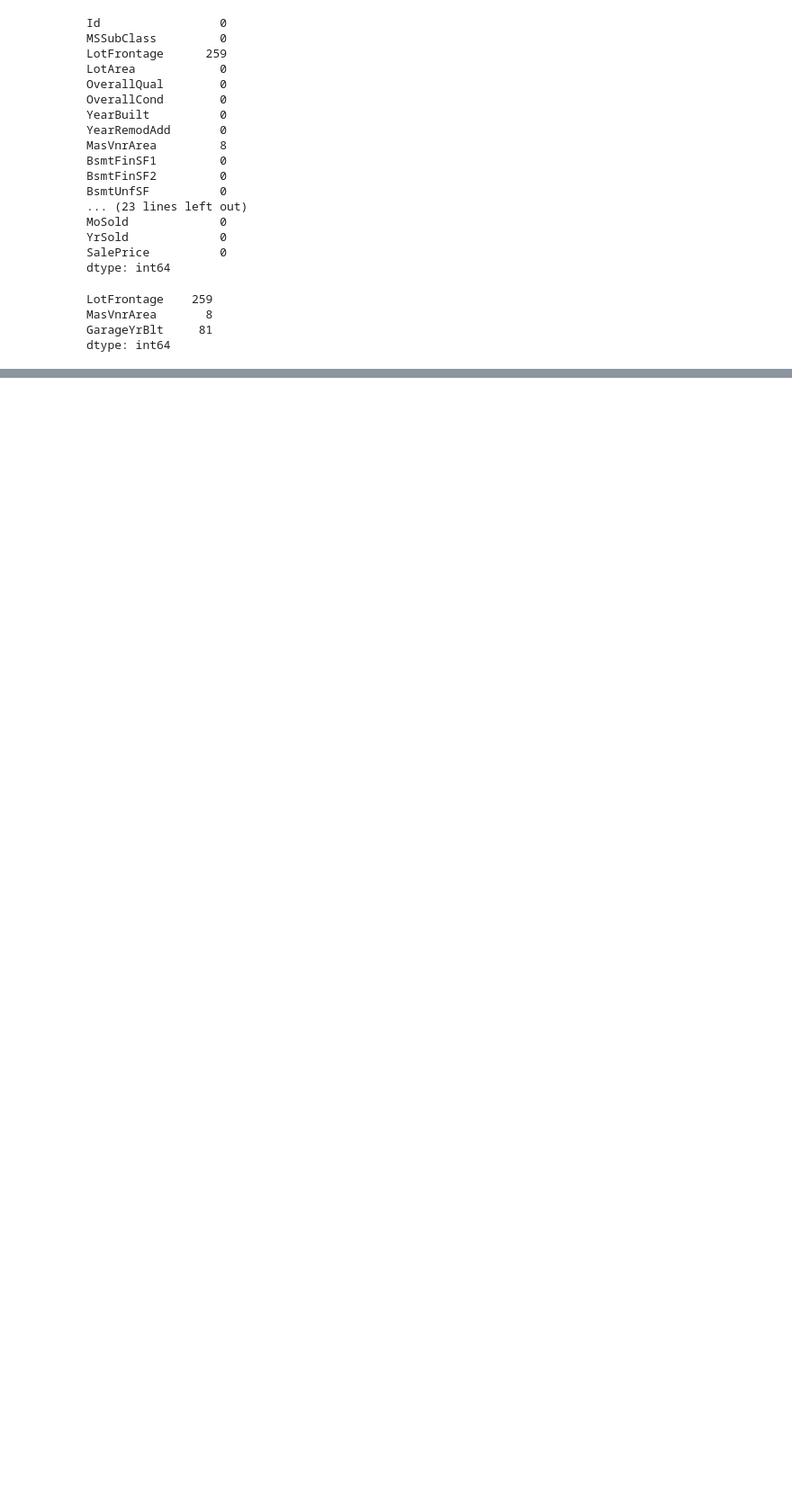
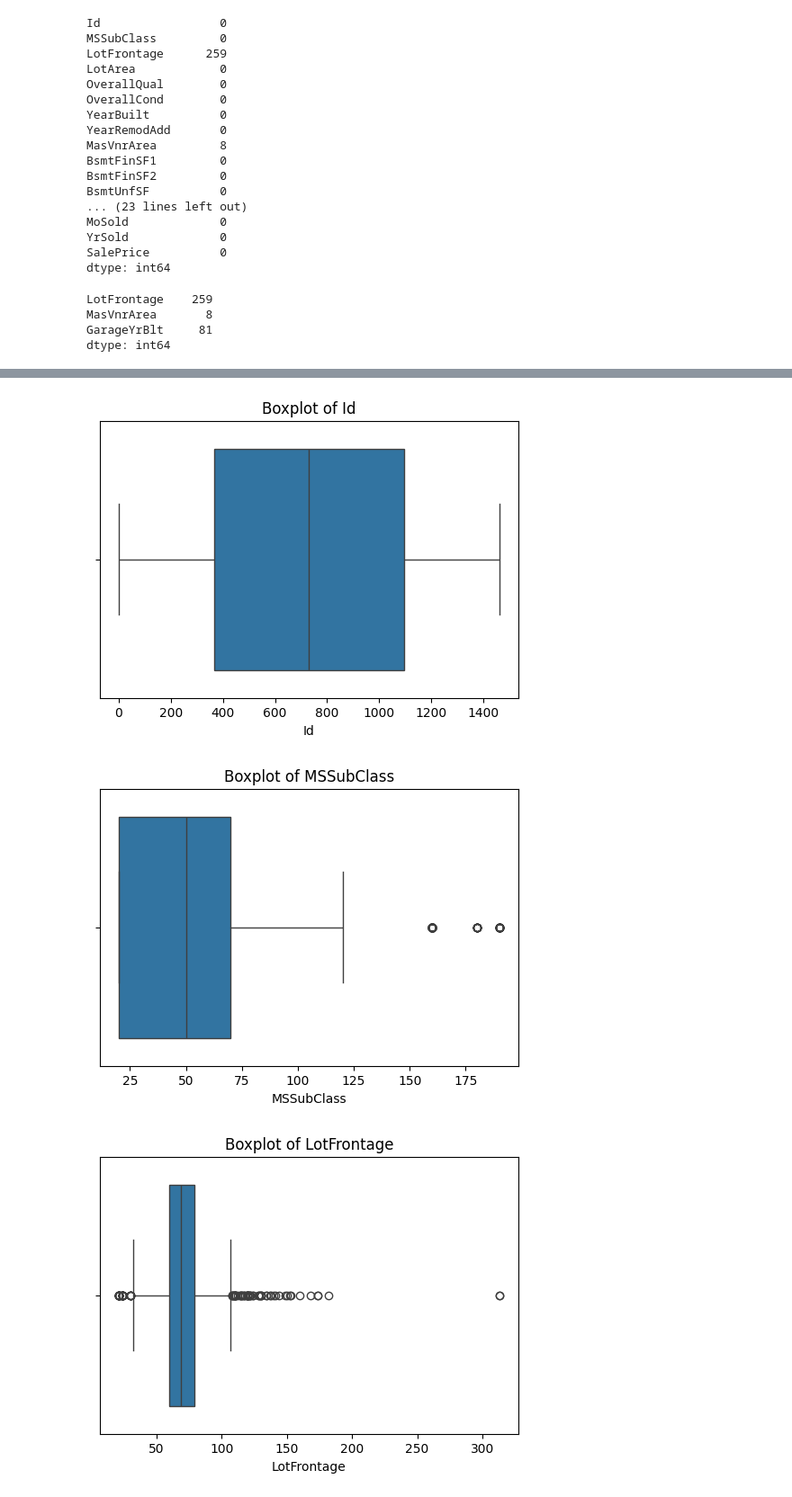
Before and after one commit to parhamalikhan/house-price, a Jupyter notebook: test1.ipynb, the cells around one changed output, grey strips where cells are left out. Shown at 90% size. Cells and saved outputs as stored; diff of their text form; code cells hidden in the pictures; blank space fills up the shorter version.

```diff
--- a/test1.ipynb
+++ b/test1.ipynb
@@ -168,3 +168,19 @@ LotFrontage    2.163569
 MasVnrArea     2.669084
 GarageYrBlt   -0.649415
 dtype: float64
+# %%
+train_df['MasVnrArea'] = train_df['MasVnrArea'].fillna(train_df['MasVnrArea'].median())
+train_df['LotFrontage'] = train_df['LotFrontage'].fillna(train_df['LotFrontage'].median())
+train_df['GarageYrBlt'] = train_df['GarageYrBlt'].fillna(train_df['GarageYrBlt'].mode()[0])
+# %%
+numerical_cols = train_df.select_dtypes(include=["float64", "int64"]).columns
+
+for col in numerical_cols:
+    plt.figure(figsize=(6, 4))
+    sns.boxplot(x=train_df[col])
+    plt.title(f"Boxplot of {col}")
+    plt.show()
+# %% [output]
+[figure, added]
+[figure, added]
+[figure, added]
```
Also changed, not shown: parts of 3 cells of this notebook.
